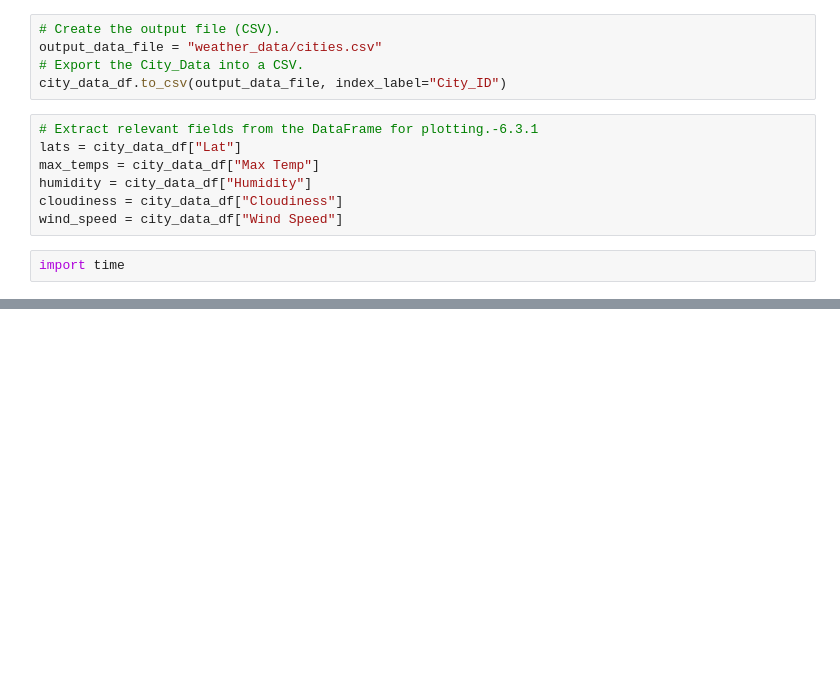
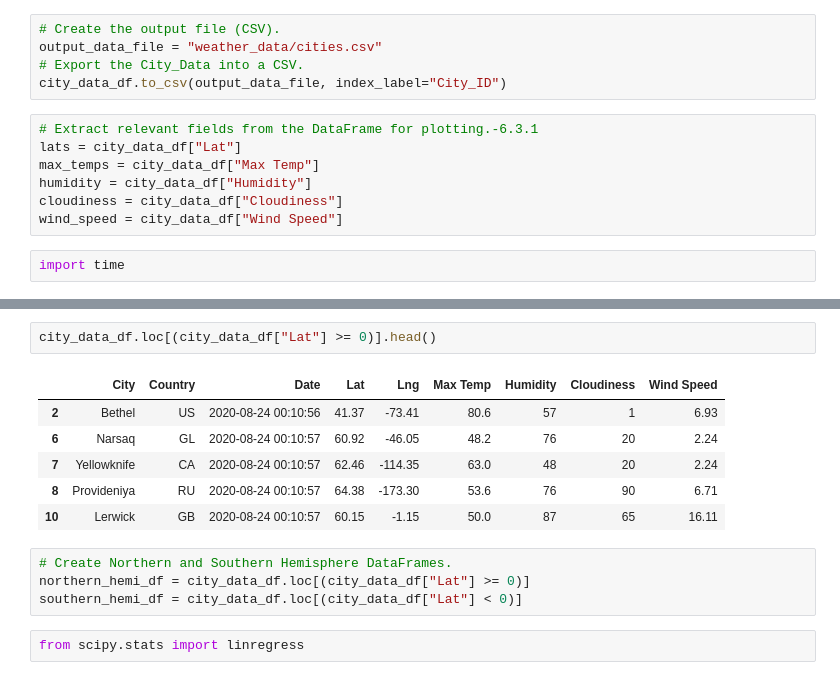
Before and after one commit to sstadnik1/World_Weather_Analysis, a Jupyter notebook: WeatherPy.ipynb, the cells around one changed output, grey strips where cells are left out. Drawn from its saved outputs; the diff is of its cells as text; blank space fills up the shorter version.

```diff
--- a/WeatherPy.ipynb
+++ b/WeatherPy.ipynb
@@ -292,0 +342,15 @@ plt.show()
+# %%
+city_data_df.loc[(city_data_df["Lat"] >= 0)].head()
+# %% [output]
+|  | City | Country | Date | Lat | Lng | Max Temp | Humidity | Cloudiness | Wind Speed |
+| 2 | Bethel | US | 2020-08-24 00:10:56 | 41.37 | -73.41 | 80.6 | 57 | 1 | 6.93 |
+| 6 | Narsaq | GL | 2020-08-24 00:10:57 | 60.92 | -46.05 | 48.2 | 76 | 20 | 2.24 |
+| 7 | Yellowknife | CA | 2020-08-24 00:10:57 | 62.46 | -114.35 | 63.0 | 48 | 20 | 2.24 |
+| 8 | Provideniya | RU | 2020-08-24 00:10:57 | 64.38 | -173.30 | 53.6 | 76 | 90 | 6.71 |
+| 10 | Lerwick | GB | 2020-08-24 00:10:57 | 60.15 | -1.15 | 50.0 | 87 | 65 | 16.11 |
+# %%
+# Create Northern and Southern Hemisphere DataFrames.
+northern_hemi_df = city_data_df.loc[(city_data_df["Lat"] >= 0)]
+southern_hemi_df = city_data_df.loc[(city_data_df["Lat"] < 0)]
+# %%
+from scipy.stats import linregress
```
Also changed, not shown: parts of 20 cells of this notebook, 5 other files.
